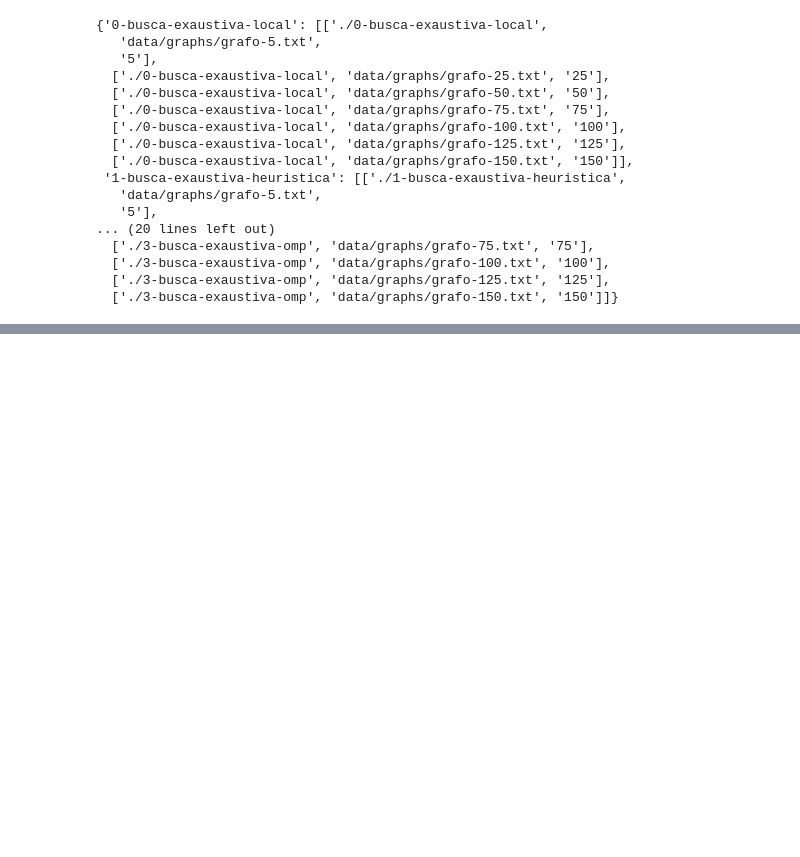
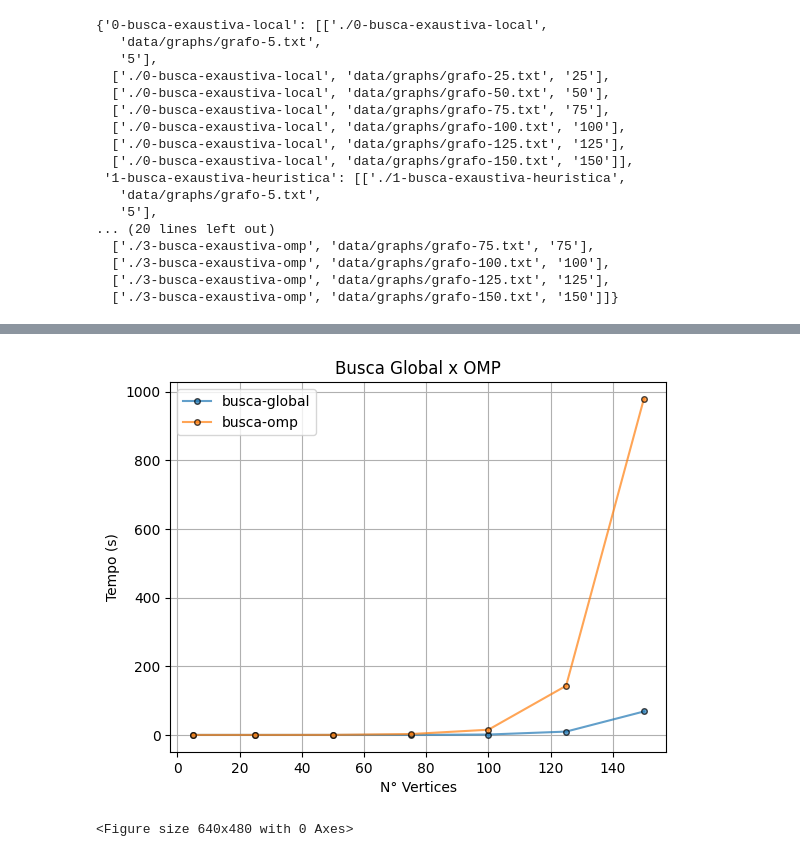
Before and after one commit to leticiacb1/Find-MaximumClique-Graph, a Jupyter notebook: relatorio_projeto.ipynb, the cells around one changed output, grey strips where cells are left out. Drawn from its saved outputs; the diff is of its cells as text; code cells hidden in the pictures; blank space fills up the shorter version.

```diff
--- a/relatorio_projeto.ipynb
+++ b/relatorio_projeto.ipynb
@@ -951,0 +1009,21 @@ df_exaustiva_omp
+# %%
+#   --------------------------------------------
+#   ------ Grafico de Comparação Temporal ------
+#   --------------------------------------------
+
+from src.python.utils.desenha_grafico import desenha_grafico
+
+filename = 'img/graphs/compare-global-omp.png'
+title = 'Busca Global x OMP'
+x_label = 'N° Vertices'
+y_label = 'Tempo (s)'
+
+list_x = lista_de_vertices
+list_y = [df_exaustiva_global['Time (s)'] , df_exaustiva_omp['Time (s)']]
+
+list_labels = ['busca-global', 'busca-omp']
+
+desenha_grafico(filename, title, x_label, y_label, list_x,list_y, list_labels)
+# %% [output]
+[figure, added]
+<Figure size 640x480 with 0 Axes>
```
Also changed, not shown: parts of 37 cells of this notebook.
